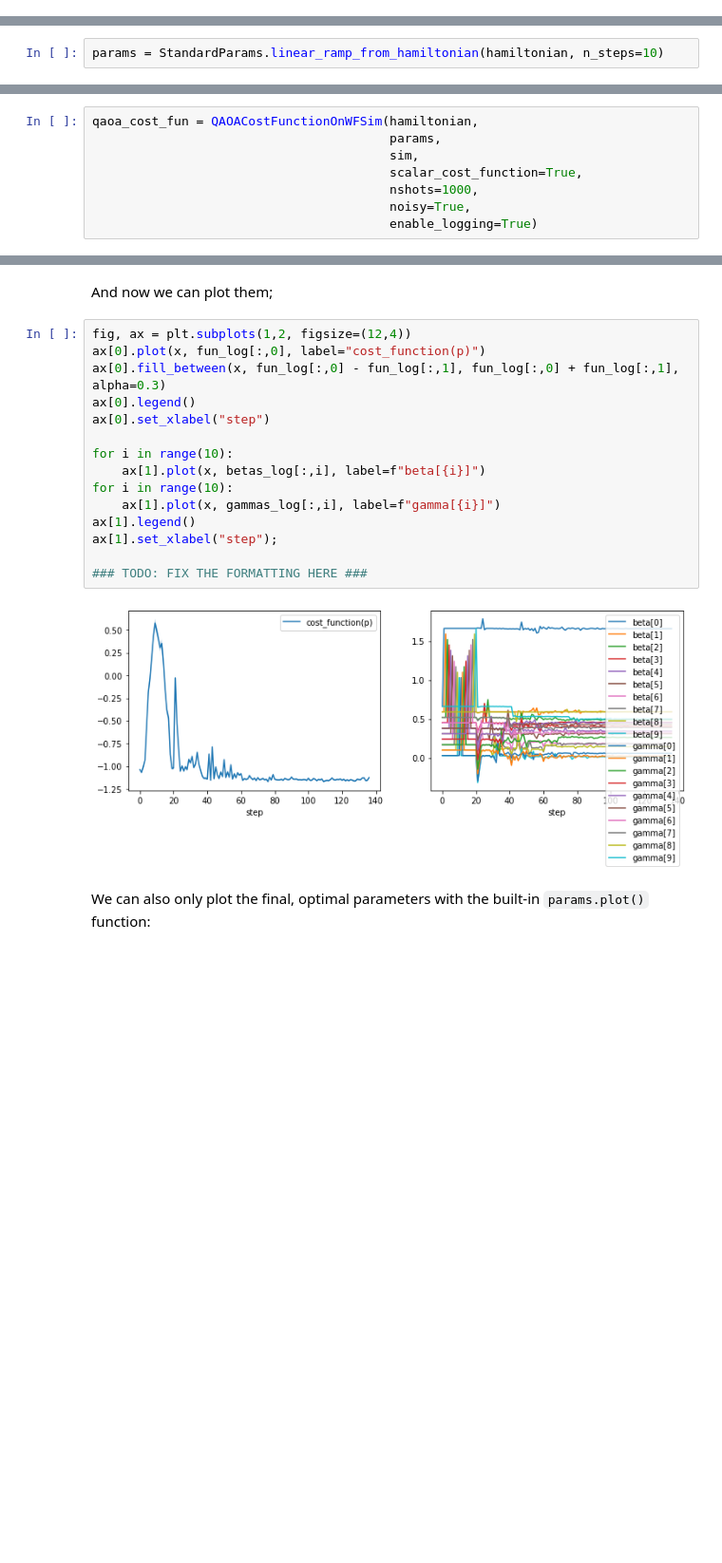
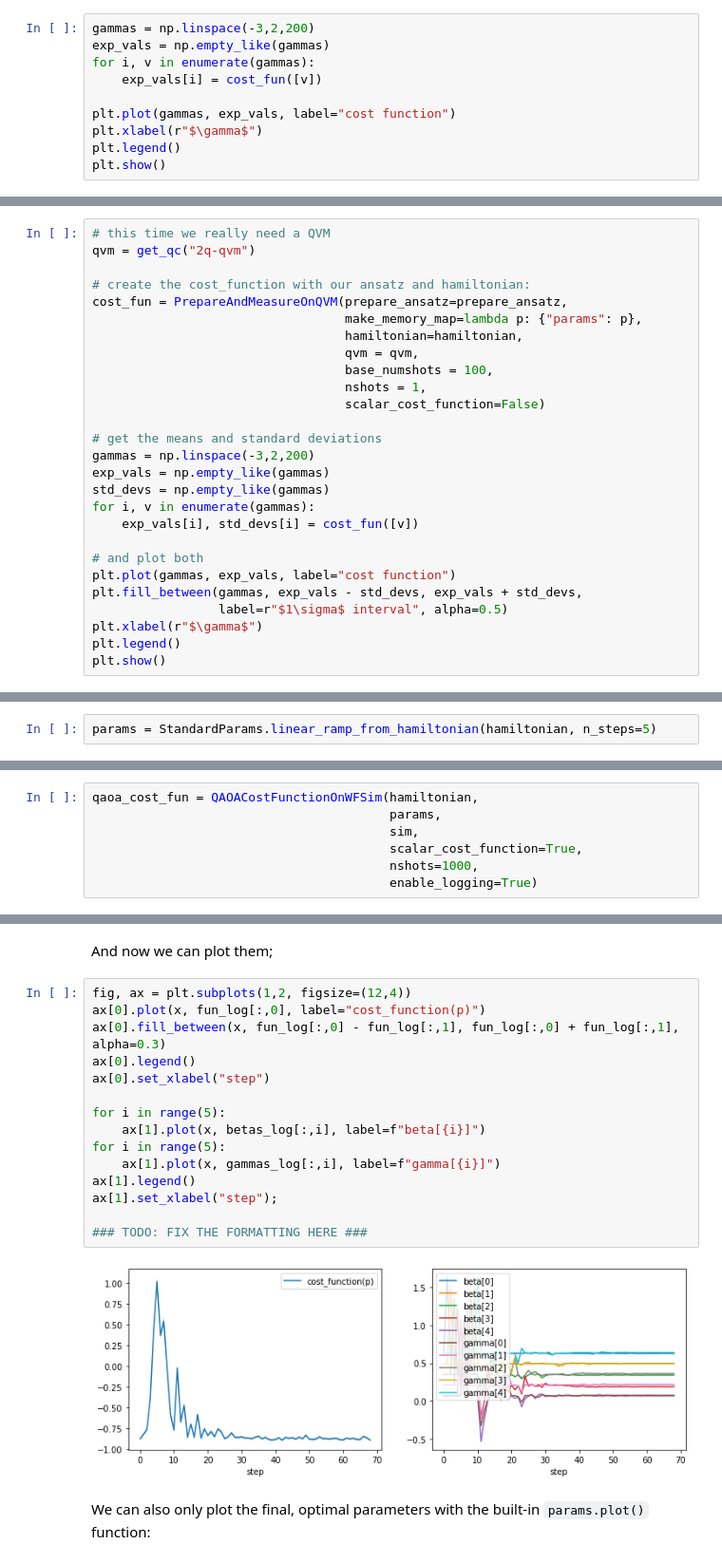
Before and after one commit to entropicalabs/entropica_qaoa, a Jupyter notebook: examples/VQEDemo.ipynb, the cells around one changed output, grey strips where cells are left out. Shown at 95% size. Saved outputs shown, nothing was run; the diff lists cells and outputs as text; blank space fills up the shorter version.

Commit message:
Reworked the VQE and cost function Demo Notebook  Zum Commit vorgemerkte Änderungen: 	geändert:       ../examples/VQEDemo.ipynb

```diff
--- a/examples/VQEDemo.ipynb
+++ b/examples/VQEDemo.ipynb
@@ -131,0 +146,10 @@ Since we set `enable_logging=True`, we can see how we converged to this solution
+# %%
+gammas = np.linspace(-3,2,200)
+exp_vals = np.empty_like(gammas)
+for i, v in enumerate(gammas):
+    exp_vals[i] = cost_fun([v])
+
+plt.plot(gammas, exp_vals, label="cost function")
+plt.xlabel(r"$\gamma$")
+plt.legend()
+plt.show()
@@ -208,0 +266,27 @@ Now the standard deviation of the function calls is greatly reduced.
+# %%
+# this time we really need a QVM
+qvm = get_qc("2q-qvm")
+
+# create the cost_function with our ansatz and hamiltonian:
+cost_fun = PrepareAndMeasureOnQVM(prepare_ansatz=prepare_ansatz,
+                                  make_memory_map=lambda p: {"params": p},
+                                  hamiltonian=hamiltonian,
+                                  qvm = qvm,
+                                  base_numshots = 100,
+                                  nshots = 1,
+                                  scalar_cost_function=False)
+
+# get the means and standard deviations
+gammas = np.linspace(-3,2,200)
+exp_vals = np.empty_like(gammas)
+std_devs = np.empty_like(gammas)
+for i, v in enumerate(gammas):
+    exp_vals[i], std_devs[i] = cost_fun([v])
+
+# and plot both
+plt.plot(gammas, exp_vals, label="cost function")
+plt.fill_between(gammas, exp_vals - std_devs, exp_vals + std_devs,
+                 label=r"$1\sigma$ interval", alpha=0.5)
+plt.xlabel(r"$\gamma$")
+plt.legend()
+plt.show()
@@ -226,7 +314,7 @@ Since the parameters for a QAOA circuit have more structure than just a flat arr
 
 Also, there exists an educated guess for good initial parameters, depending on the Hamiltonian.
 # %%
-params = StandardParams.linear_ramp_from_hamiltonian(hamiltonian, n_steps=10)
+params = StandardParams.linear_ramp_from_hamiltonian(hamiltonian, n_steps=5)
 # %% [markdown]
 The QAOA cost function has a fixed structure, with a corresponding fixed state preparation program. We therefore provide special cost functions for QAOA, which inherit most of the behaviour from `vqe.cost_functions.PrepareAndMeasure...`. They are created via
 # %%
@@ -235,7 +323,6 @@ qaoa_cost_fun = QAOACostFunctionOnWFSim(hamiltonian,
                                         sim,
                                         scalar_cost_function=True,
                                         nshots=1000,
-                                        noisy=True,
                                         enable_logging=True)
 # %% [markdown]
 Unlike for `PrepareAndMeasureOnWFSim`, we didn't have to pass a state preparation circuit `prepare_ansatz` or function to generate memory maps `make_memory_map` to `QAOACostFunctionOnWFSim`. These are already fixed by the fact that we want to do QAOA on a given hamiltonian. Instead we had to pass the QAOA parameters `parameters` to it.
@@ -286,20 +371,20 @@ And now we can plot them;
 # %%
 fig, ax = plt.subplots(1,2, figsize=(12,4))
 ax[0].plot(x, fun_log[:,0], label="cost_function(p)")
 ax[0].fill_between(x, fun_log[:,0] - fun_log[:,1], fun_log[:,0] + fun_log[:,1], alpha=0.3)
 ax[0].legend()
 ax[0].set_xlabel("step")
 
-for i in range(10):
+for i in range(5):
     ax[1].plot(x, betas_log[:,i], label=f"beta[{i}]")
-for i in range(10):
+for i in range(5):
     ax[1].plot(x, gammas_log[:,i], label=f"gamma[{i}]")
 ax[1].legend()
 ax[1].set_xlabel("step");
 
 ### TODO: FIX THE FORMATTING HERE ###
 # %% [output]
-[figure, old version]
+[figure, new version]
 # %% [markdown]
 We can also only plot the final, optimal parameters with the built-in `params.plot()` function:
 # %%
```
Also changed, not shown: parts of 55 cells of this notebook.
